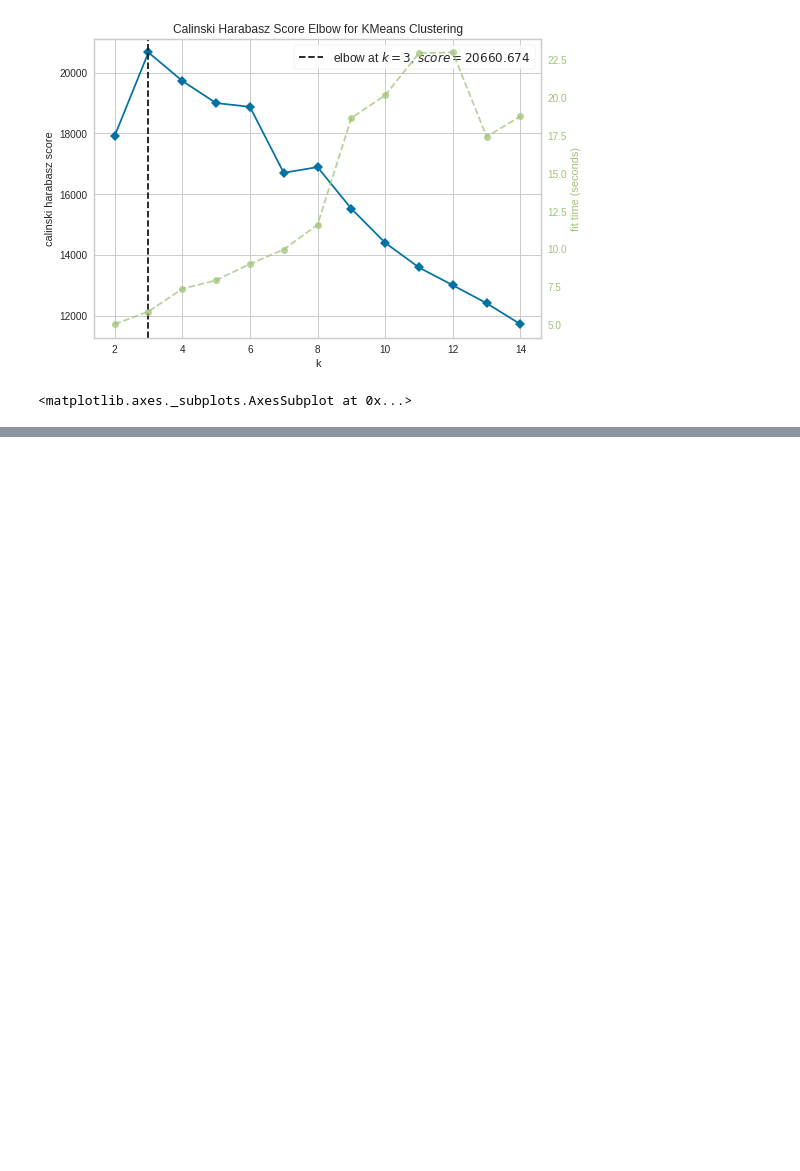
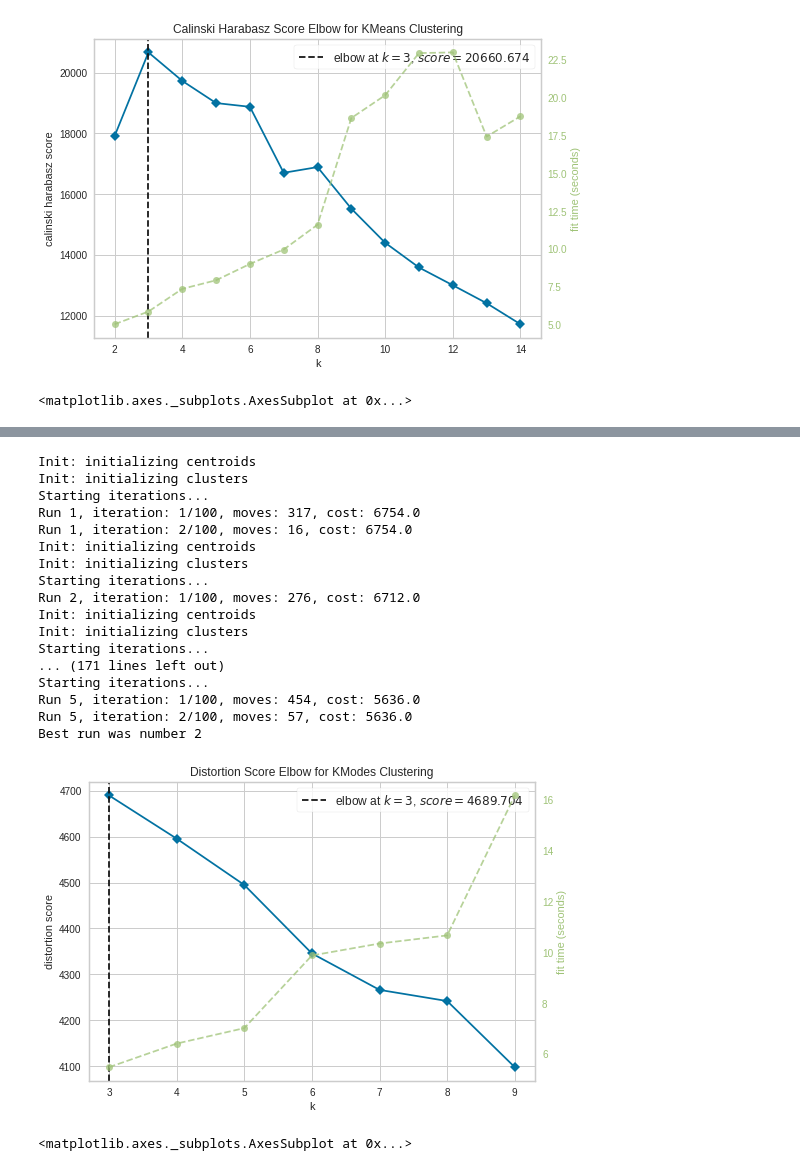
Before and after one commit to msmsd778/covid19-severity-clustering, a Jupyter notebook: covid_severity_prediction.ipynb, the cells around one changed output, grey strips where cells are left out. Saved outputs shown, nothing was run; the diff lists cells and outputs as text; code cells hidden in the pictures; blank space fills up the shorter version.

```diff
--- a/covid_severity_prediction.ipynb
+++ b/covid_severity_prediction.ipynb
@@ -320,0 +518,3 @@ visualizer.show()
+# %%
+Data = train_df.sample(1000).to_numpy()
+Data
@@ -320,0 +529,26 @@ visualizer.show()
+# %%
+from yellowbrick.cluster import KElbowVisualizer
+model = km2
+visualizer = KElbowVisualizer(model, k=(3,10), timings= True)
+visualizer.fit(Data)
+visualizer.show()
+# %% [output]
+Init: initializing centroids
+Init: initializing clusters
+Starting iterations...
+Run 1, iteration: 1/100, moves: 317, cost: 6754.0
+Run 1, iteration: 2/100, moves: 16, cost: 6754.0
+Init: initializing centroids
+Init: initializing clusters
+Starting iterations...
+Run 2, iteration: 1/100, moves: 276, cost: 6712.0
+Init: initializing centroids
+Init: initializing clusters
+Starting iterations...
+... (171 lines left out)
+Starting iterations...
+Run 5, iteration: 1/100, moves: 454, cost: 5636.0
+Run 5, iteration: 2/100, moves: 57, cost: 5636.0
+Best run was number 2
+[figure, added]
+<matplotlib.axes._subplots.AxesSubplot at 0x...>
```
Also changed, not shown: parts of 32 cells of this notebook.
